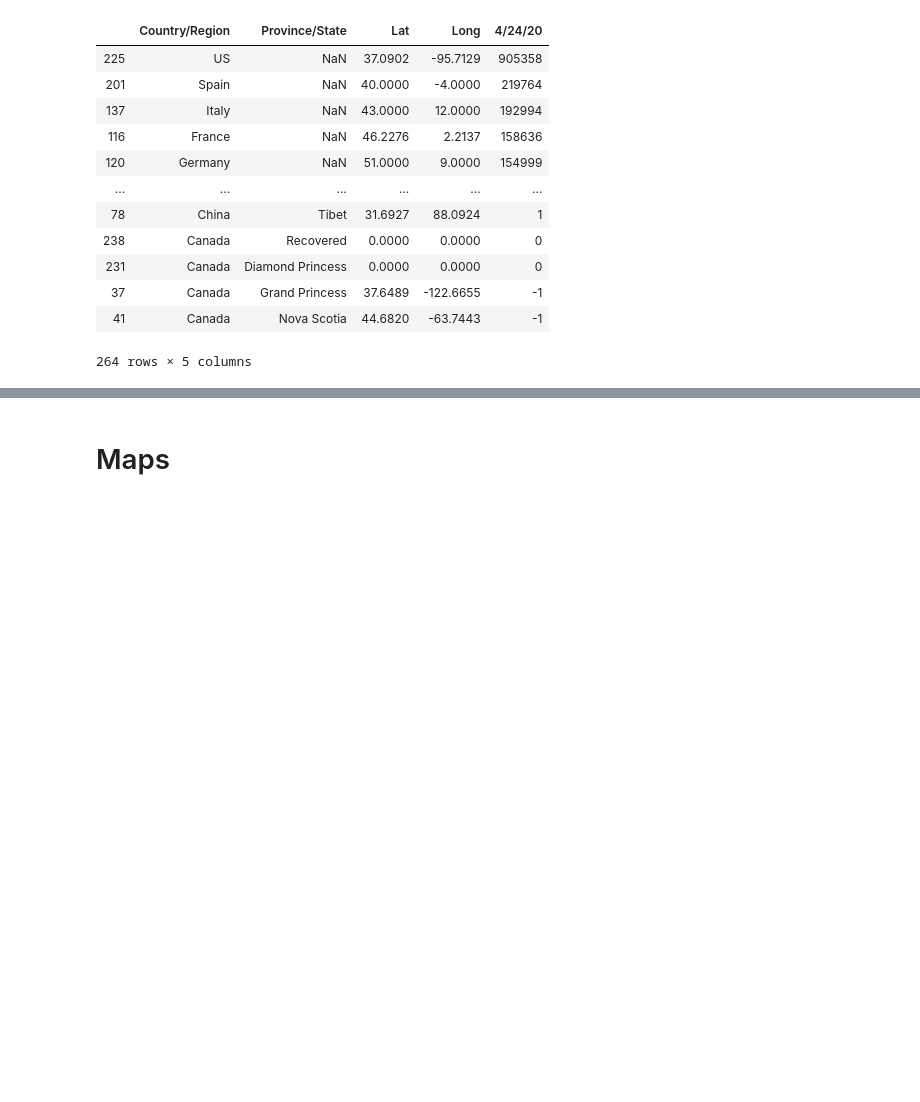
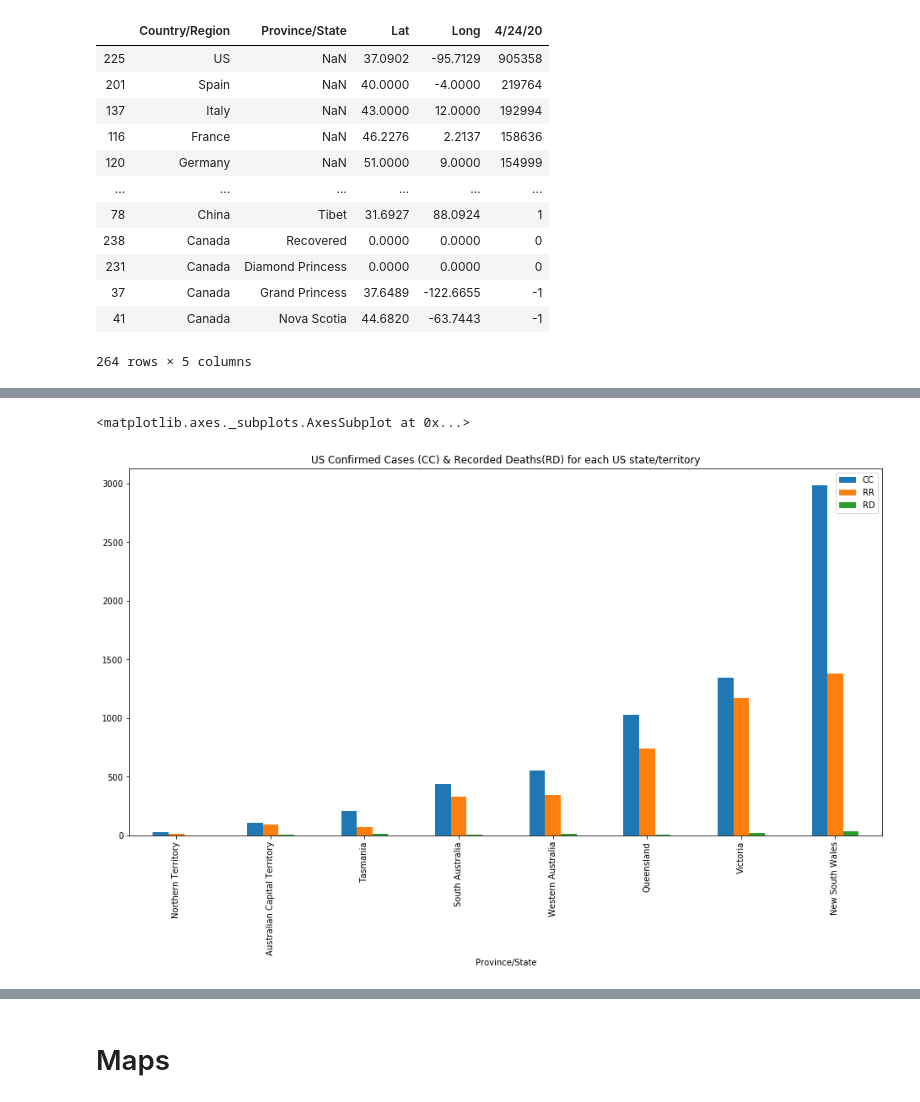
Before and after one commit to Ccamm/coronavirus_network, a Jupyter notebook: coronavirus_timeline.ipynb, the cells around one changed output, grey strips where cells are left out. Saved outputs shown, nothing was run; the diff lists cells and outputs as text; code cells hidden in the pictures; blank space fills up the shorter version.

Commit message:
Add simple bar graphs for aus and us

```diff
--- a/coronavirus_timeline.ipynb
+++ b/coronavirus_timeline.ipynb
@@ -174,3 +177,19 @@ df.sort_values(latest_date, ascending=False)
 | 37 | Canada | Grand Princess | 37.6489 | -122.6655 | -1 |
 | 41 | Canada | Nova Scotia | 44.6820 | -63.7443 | -1 |
 264 rows × 5 columns
+# %%
+# Finding the histogram of cases in Australia, confirmed, recovered and deaths
+ausCC = df.loc[df['Country/Region'] == 'Australia'] # confirmed cases
+ausRD = datasets['covid_deaths'][['Province/State', latest_date]].loc[df['Country/Region'] == 'Australia'] # recorded deaths
+ausRR = datasets['covid_recovered'][['Province/State', latest_date]].loc[df['Country/Region'] == 'Australia'] # rec. recovery
+
+# Rename the confirmed cases
+ausCC = ausCC.rename(columns={latest_date: "CC"})
+ausRD = ausRD.rename(columns={latest_date: "RD"})
+ausRR = ausRR.rename(columns={latest_date: "RR"})
+
+# Merge the tables together
+ausMerged = pd.merge(ausCC, ausRD, on='Province/State')
+ausMerged = pd.merge(ausMerged, ausRR, on='Province/State')
+ausMerged = ausMerged.sort_values('CC')
+ausMerged
@@ -176,0 +206,7 @@ df.sort_values(latest_date, ascending=False)
+# %%
+# Shows the bar graph for each state
+title = 'US Confirmed Cases (CC) & Recorded Deaths(RD) for each US state/territory'
+ausMerged.plot.bar(x='Province/State', y=['CC', 'RR', 'RD'], figsize=(16, 8), title=title)
+# %% [output]
+<matplotlib.axes._subplots.AxesSubplot at 0x...>
+[figure, added]
```
Also changed, not shown: parts of 11 cells of this notebook.
